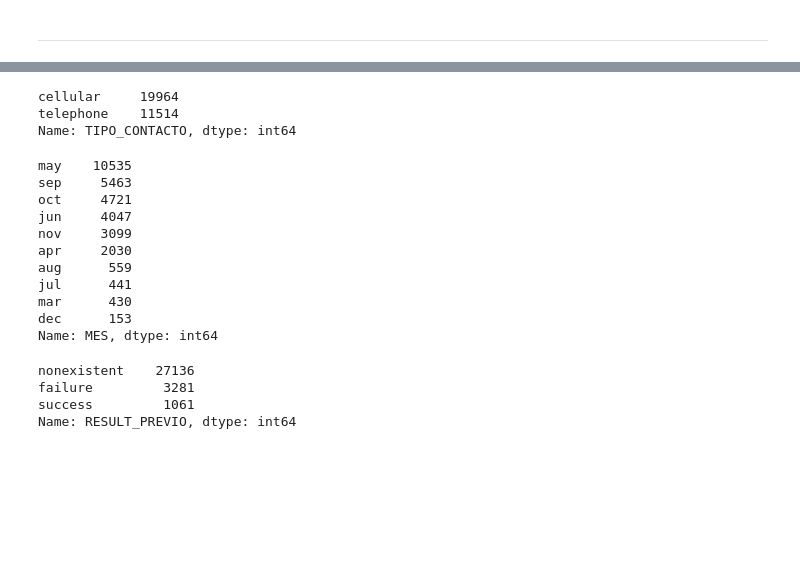
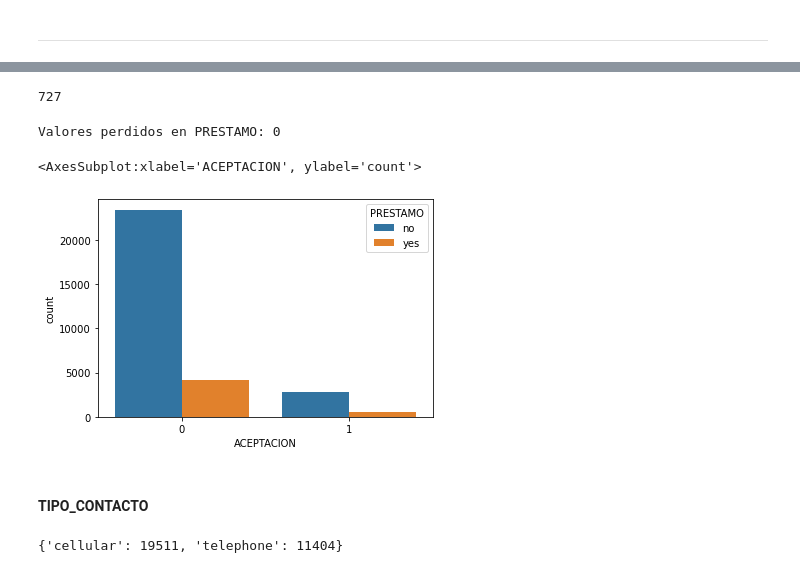
Before and after one commit to jesoto/Data_science_masters_pw, a Jupyter notebook: bcp/dev.ipynb, the cells around one changed output, grey strips where cells are left out. Cells and saved outputs as stored; diff of their text form; code cells hidden in the pictures; blank space fills up the shorter version.

```diff
--- a/bcp/dev.ipynb
+++ b/bcp/dev.ipynb
@@ -177,2 +210,4 @@ sns.countplot(df.ACEPTACION, hue=df.EDUCACION)
+# %%
+df['EDUCACION'] = df['EDUCACION'].replace({'basic':1,'high.school': 2 ,'professional.course':3, 'university.degree':4 })
 # %% [markdown]
 ---
@@ -185,0 +231,3 @@ Name: INCUMPLIMIENTO, dtype: int64
+# %%
+# Eliminamos esta variable debido a que no generara impacto en uno de sus segmentos por tener información insuficiente
+df.drop(['INCUMPLIMIENTO'], axis=1, inplace=True)
@@ -193 +246,6 @@ unknown      738
 Name: VIVIENDA, dtype: int64
+# %%
+# Imputamos la variable VIVIENDA con la moda
+df['VIVIENDA'].fillna(df['VIVIENDA'].mode()[0], inplace=True)
+print("Valores perdidos en VIVIENDA: " +
+      str(df['VIVIENDA'].isnull().sum()))
@@ -200,28 +266,23 @@ unknown      738
 Name: PRESTAMO, dtype: int64
+# %%
+df.PRESTAMO.isna().sum()
+# %% [output]
+727
+# %%
+# Imputamos la variable PRESTAMO con la moda
+df['PRESTAMO'].fillna(df['PRESTAMO'].mode()[0], inplace=True)
+print("Valores perdidos en PRESTAMO: " +
+      str(df['PRESTAMO'].isnull().sum()))
+# %% [output]
+Valores perdidos en PRESTAMO: 0
+# %%
+sns.countplot(x=df.ACEPTACION, hue=df.PRESTAMO)
+# %% [output]
+<AxesSubplot:xlabel='ACEPTACION', ylabel='count'>
+[figure, added]
+# %% [markdown]
+#### TIPO_CONTACTO
 # %%
-df.TIPO_CONTACTO.value_counts()
+df.TIPO_CONTACTO.value_counts().to_dict()
 # %% [output]
-cellular     19964
-telephone    11514
-Name: TIPO_CONTACTO, dtype: int64
+{'cellular': 19511, 'telephone': 11404}
-# %%
-df.MES.value_counts()
-# %% [output]
-may    10535
-sep     5463
-oct     4721
-jun     4047
-nov     3099
-apr     2030
-aug      559
-jul      441
-mar      430
-dec      153
-Name: MES, dtype: int64
-# %%
-df.RESULT_PREVIO.value_counts()
-# %% [output]
-nonexistent    27136
-failure         3281
-success         1061
-Name: RESULT_PREVIO, dtype: int64
```
Also changed, not shown: parts of 47 cells of this notebook.
